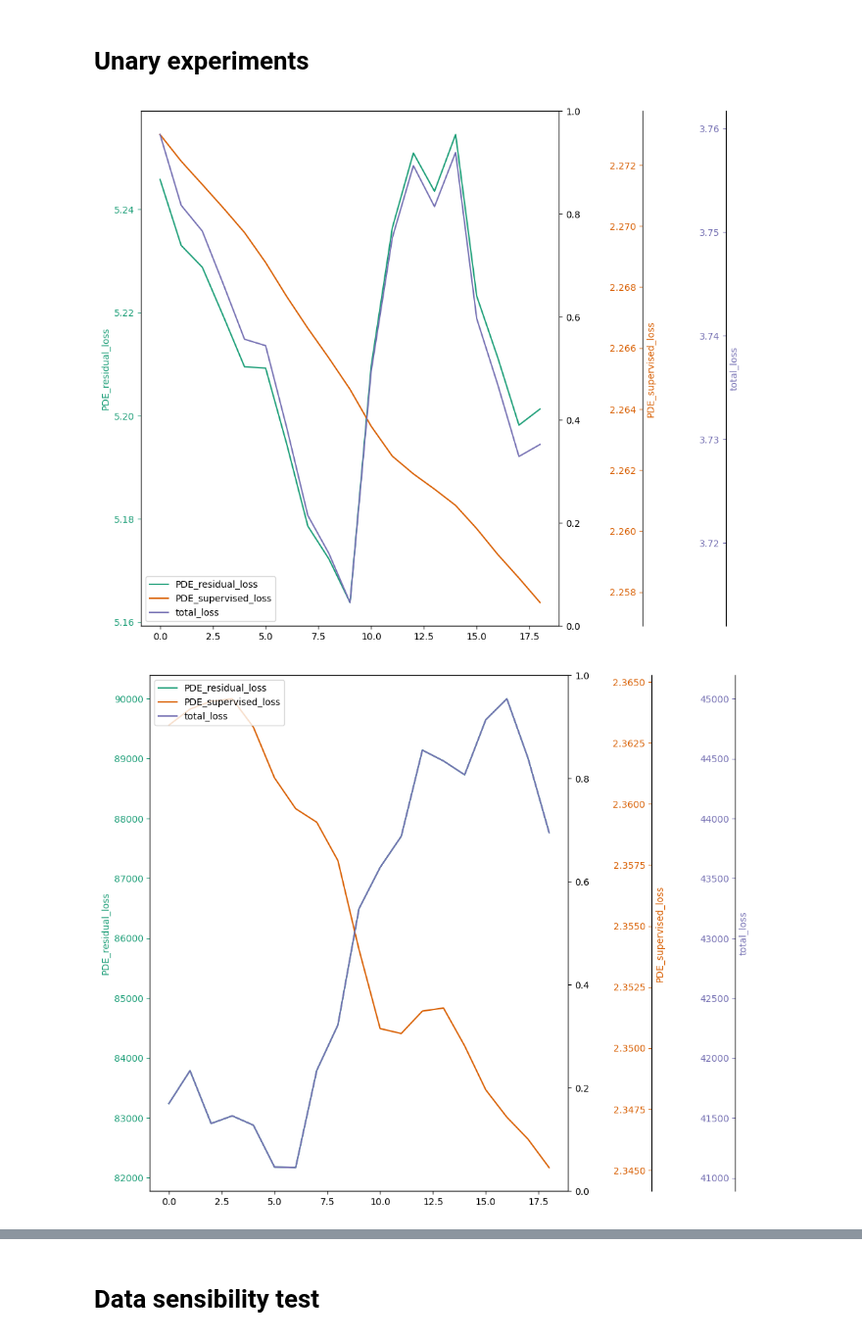
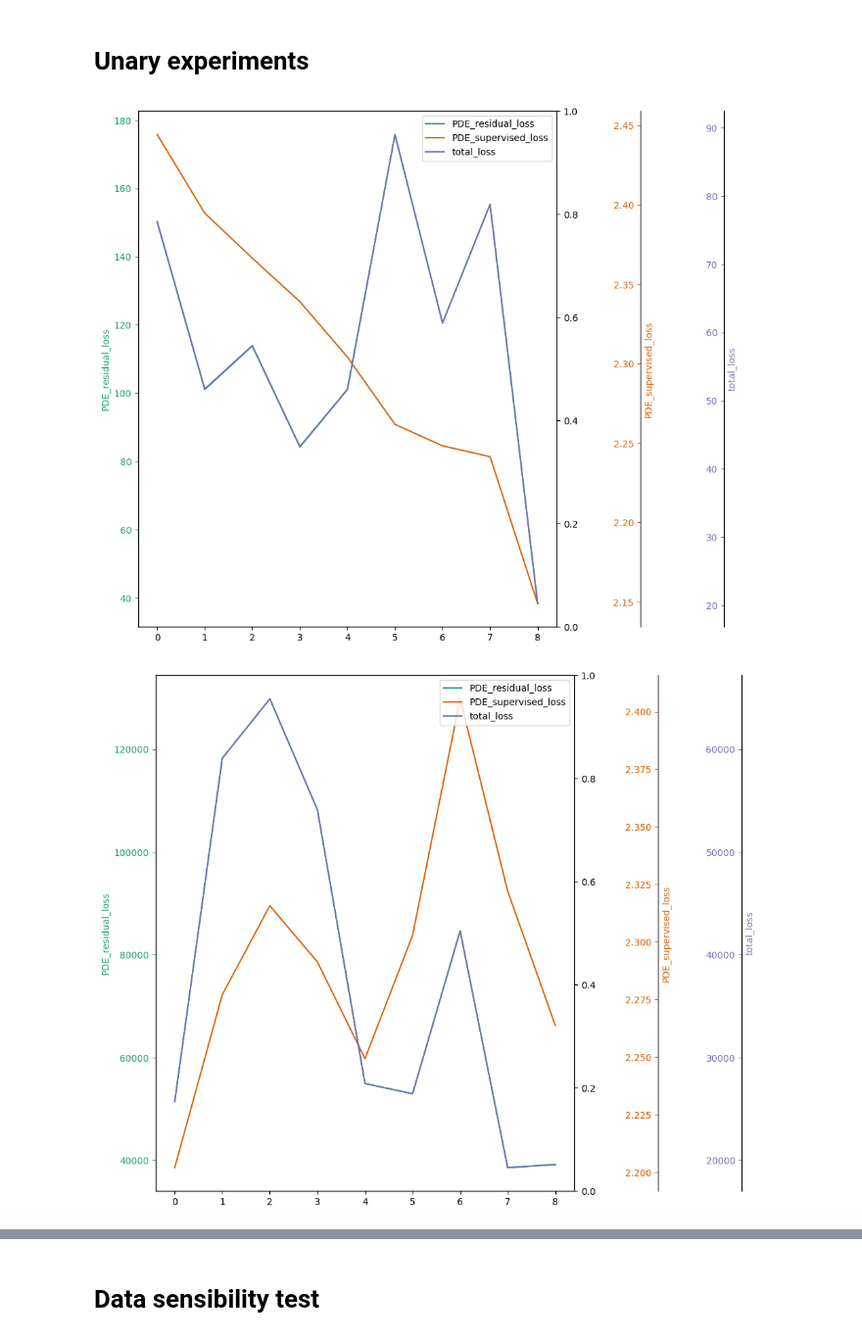
Before and after one commit to grmc1999/PhysicsSimulationDeepLearning, a Jupyter notebook: Notebooks/Result_analysis.ipynb, the cells around one changed output, grey strips where cells are left out. Shown at 98% size. Cells and saved outputs as stored; diff of their text form; code cells hidden in the pictures.

```diff
--- a/Notebooks/Result_analysis.ipynb
+++ b/Notebooks/Result_analysis.ipynb
@@ -76,7 +78,7 @@ hist=hist.tolist()
 
 #plt.plot(step_loss["PDE_supervised_loss"][-100:])
 
-inidx_1=-20
+inidx_1=-10
 inidx_2=-1
 
 step_loss={}
@@ -127,35 +129,35 @@ for k in hist[1]["test"][0].keys():
 
 fig,axs=plt.subplots(figsize=(10,10))
 fig.subplots_adjust(right=0.75)
 t_lines=[]
 axss=[axs]
 colors = mpl.colormaps['Dark2'].colors
 
 for i,(k,color) in enumerate(zip(step_loss.keys(),colors)):
 
     if i>0:
         axs.spines.left.set_position(("axes",1.0 + i*0.2))
         axs.spines.right.set_position(("axes",1.0 + i*0.2))
         axs.spines.top.set_position(("axes",1.0 + i*0.2))
     line=axs.plot(np.arange(len(step_loss[k][inidx_1:inidx_2])),step_loss[k][inidx_1:inidx_2],color=color,label=k)
     t_lines.append(line)
     axs=axs.twinx()
     axss.append(axs)
 
 
 for line,axs,label,color in zip(t_lines,axss,step_loss.keys(),colors):
     axs.yaxis.label.set_color(color)
     axs.set(ylabel=label)
     axs.tick_params(axis='y', colors=color)
 
 
 t_lines=reduce(lambda x,y:x+y,t_lines)
 axs.legend(t_lines,[l.get_label() for l in t_lines])
 
 plt.show()
 # %% [output]
-[figure, old version]
+[figure, new version]
-[figure, old version]
+[figure, new version]
 # %%
 step_loss_train={}
 step_loss_test={}
```
Also changed, not shown: parts of 2 cells of this notebook, 4 other files.
